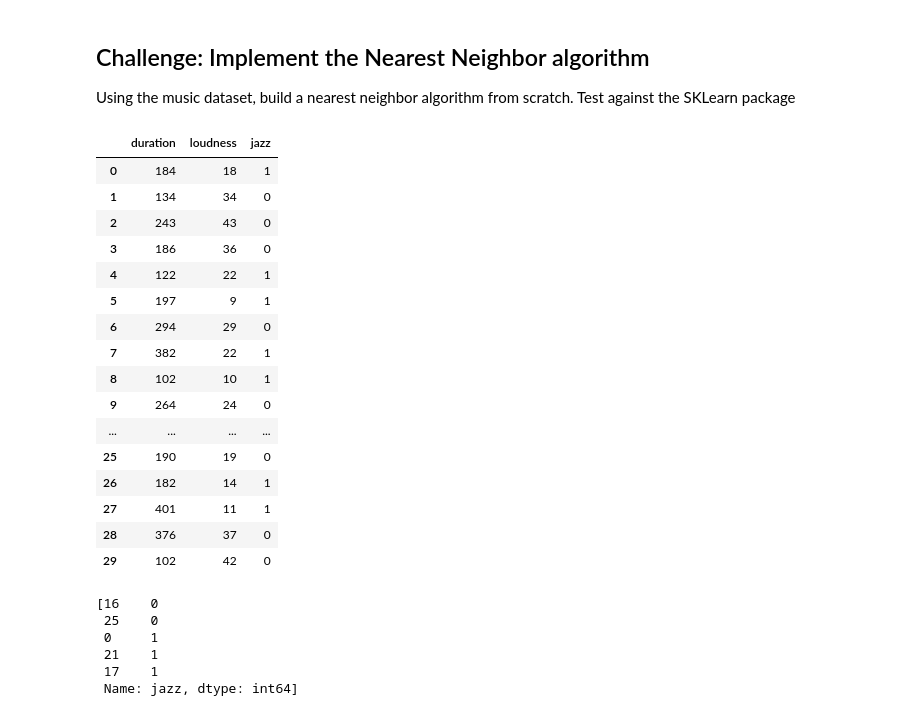
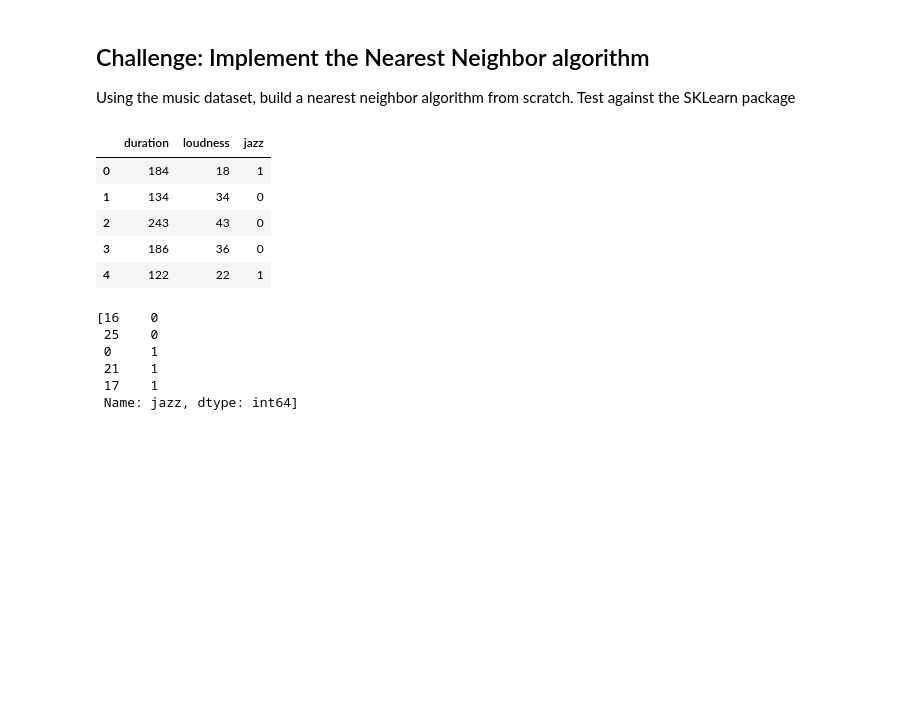
Before and after one commit to brianmcguckin/thinkful_unit_03_deeper_supervised_learning, a Jupyter notebook: 03_01_01_knn_classifier.ipynb, the cells around one changed output. Saved outputs shown, nothing was run; the diff lists cells and outputs as text; code cells hidden in the pictures; blank space fills up the shorter version.

```diff
--- a/03_01_01_knn_classifier.ipynb
+++ b/03_01_01_knn_classifier.ipynb
@@ -197,35 +197,24 @@ Using the music dataset, build a nearest neighbor algorithm from scratch. Test a
 # %%
 music = pd.DataFrame()
 
 music['duration'] = [184, 134, 243, 186, 122, 197, 294, 382, 102, 264,
                      205, 110, 307, 110, 397, 153, 190, 192, 210, 403,
                      164, 198, 204, 253, 234, 190, 182, 401, 376, 102]
 music['loudness'] = [18, 34, 43, 36, 22, 9, 29, 22, 10, 24,
                      20, 10, 17, 51, 7, 13, 19, 12, 21, 22,
                      16, 18, 4, 23, 34, 19, 14, 11, 37, 42]
 
 music['jazz'] = [ 1, 0, 0, 0, 1, 1, 0, 1, 1, 0,
                   0, 1, 1, 0, 1, 1, 0, 1, 1, 1,
                   1, 1, 1, 1, 0, 0, 1, 1, 0, 0]
-music
+music.head()
 # %% [output]
 |  | duration | loudness | jazz |
 | 0 | 184 | 18 | 1 |
 | 1 | 134 | 34 | 0 |
 | 2 | 243 | 43 | 0 |
 | 3 | 186 | 36 | 0 |
 | 4 | 122 | 22 | 1 |
-| 5 | 197 | 9 | 1 |
-| 6 | 294 | 29 | 0 |
-| 7 | 382 | 22 | 1 |
-| 8 | 102 | 10 | 1 |
-| 9 | 264 | 24 | 0 |
-| ... | ... | ... | ... |
-| 25 | 190 | 19 | 0 |
-| 26 | 182 | 14 | 1 |
-| 27 | 401 | 11 | 1 |
-| 28 | 376 | 37 | 0 |
-| 29 | 102 | 42 | 0 |
 # %%
 #not sure why this returns type error
 
```
Also changed, not shown: parts of 1 cell of this notebook.
